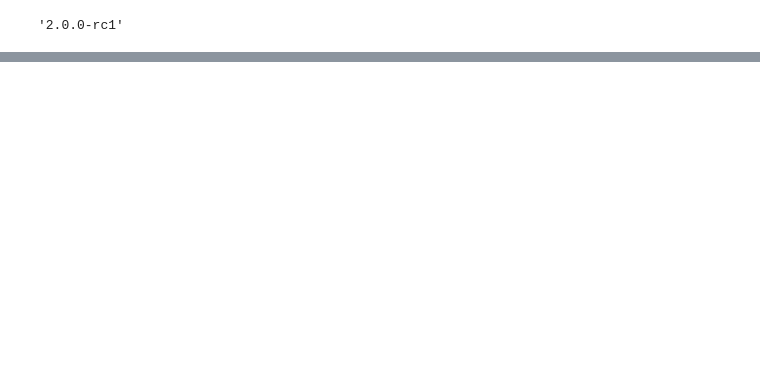
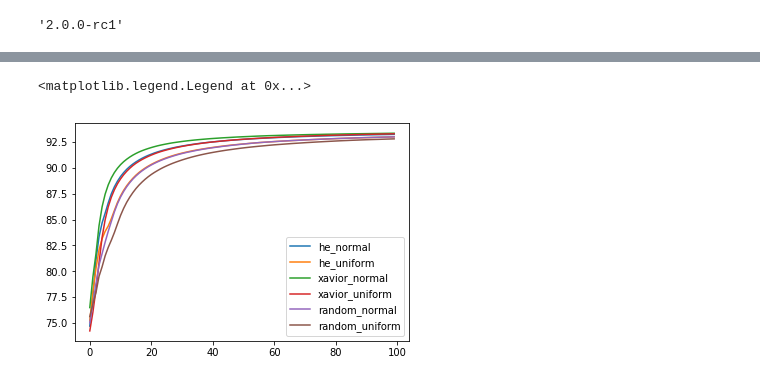
Before and after one commit to jjeamin/deep_learning_study, a Jupyter notebook: 텐서플로로 배우는 딥러닝/tensorflow_deeplearning.ipynb, the cells around one changed output, grey strips where cells are left out. Saved outputs shown, nothing was run; the diff lists cells and outputs as text; code cells hidden in the pictures; blank space fills up the shorter version.

```diff
--- a/텐서플로로 배우는 딥러닝/tensorflow_deeplearning.ipynb
+++ b/텐서플로로 배우는 딥러닝/tensorflow_deeplearning.ipynb
@@ -169,0 +359,10 @@ def test_step(data, labels):
+# %%
+for i in range(1,7):
+    with open('kernel_init_{}.txt'.format(i),'rb') as f:
+        tr_acc = pickle.load(f)[1]
+        plt.plot(tr_acc)
+
+plt.legend(weight_init_name)
+# %% [output]
+<matplotlib.legend.Legend at 0x...>
+[figure, added]
```
Also changed, not shown: parts of 22 cells of this notebook, 2 other files.
